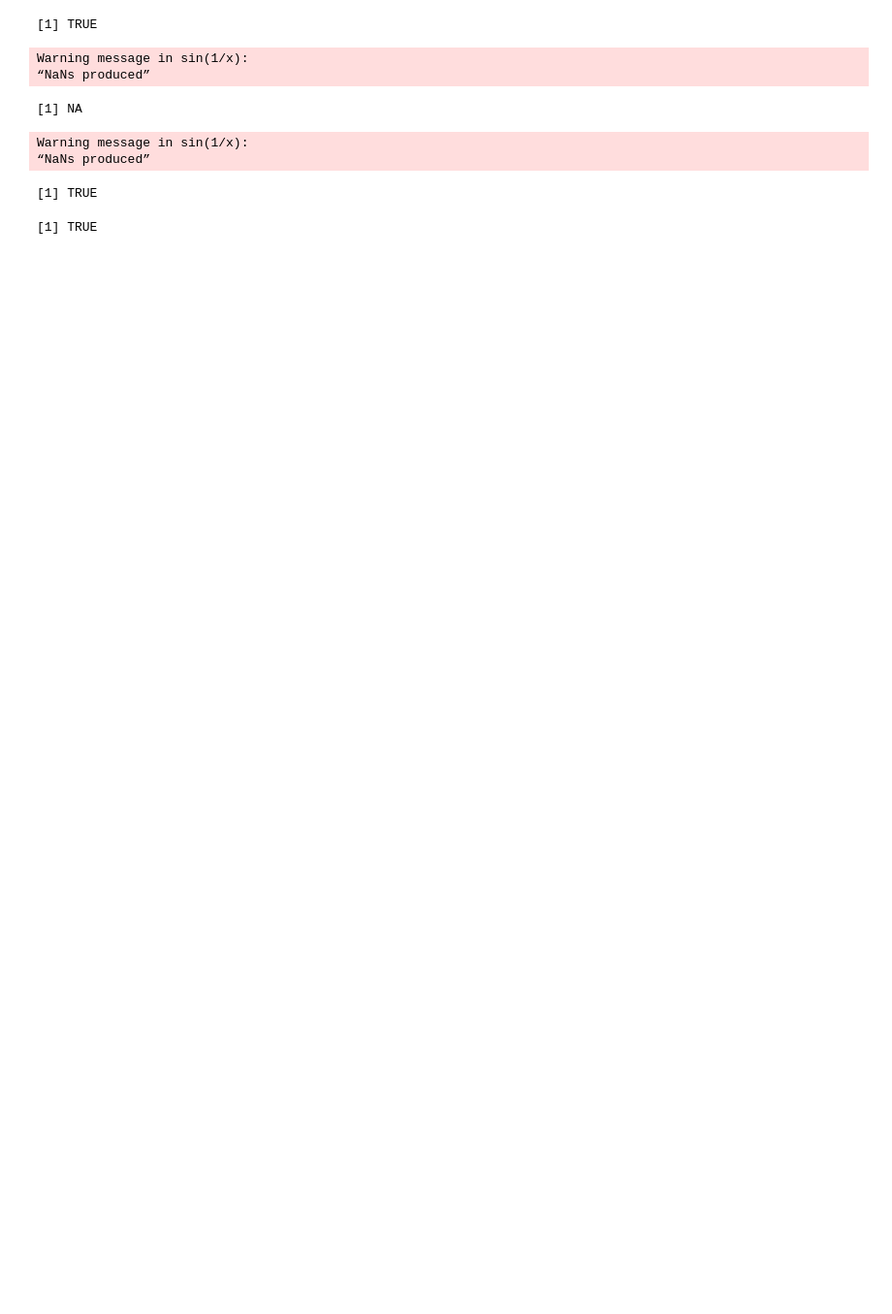
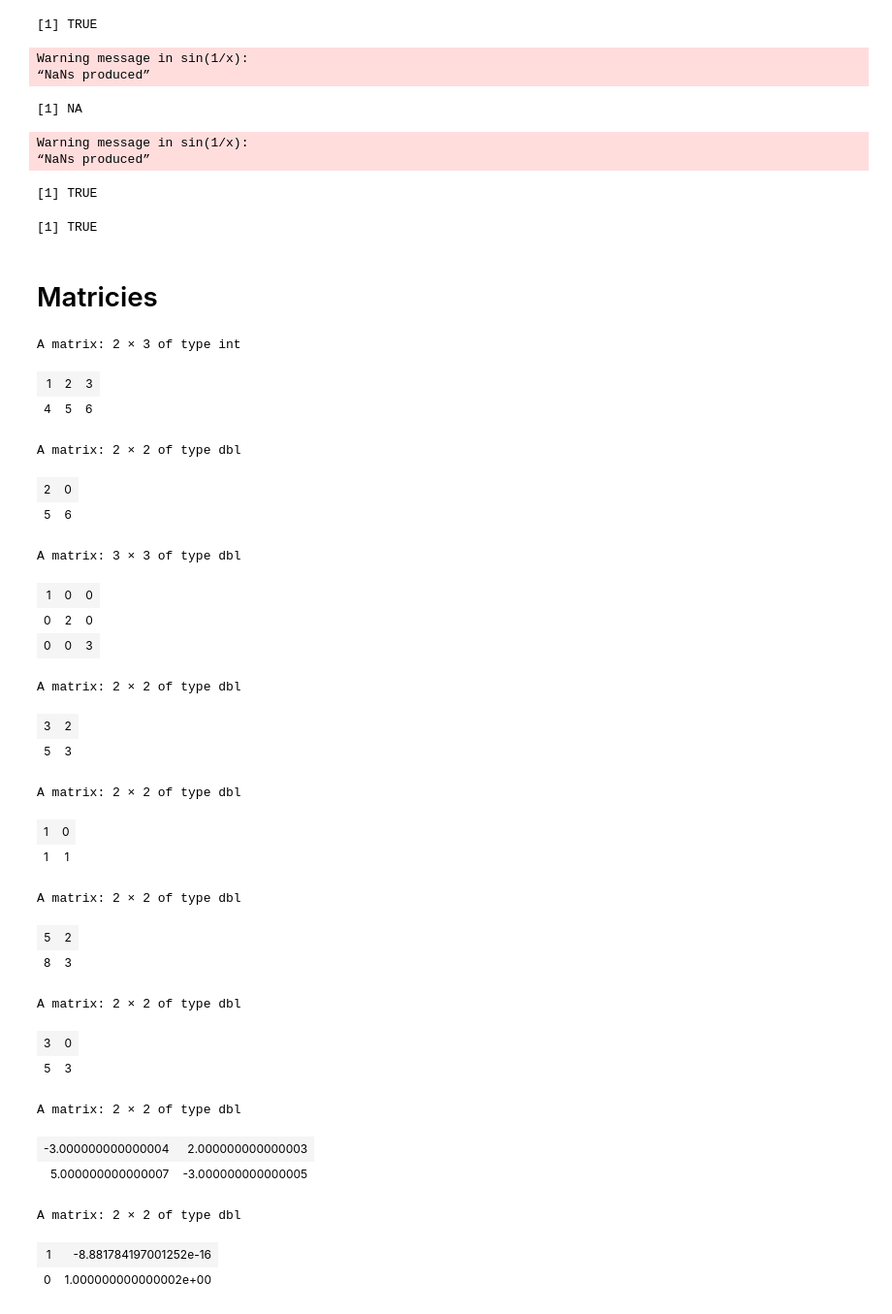
Before and after one commit to papagala/DataScienceMastersDegree, a Jupyter notebook: r/1-2.ipynb, the cells around one changed output. Shown at 97% size. Saved outputs shown, nothing was run; the diff lists cells and outputs as text; code cells hidden in the pictures; blank space fills up the shorter version.

```diff
--- a/r/1-2.ipynb
+++ b/r/1-2.ipynb
@@ -447,3 +447,61 @@ Warning message in sin(1/x):
 (x == 0) || (sin(1/x) == 0)
 # %% [output]
 [1] TRUE
+# %% [markdown]
+# Matricies
+# %%
+(A <- matrix(1:6, nrow = 2, ncol = 3, byrow = TRUE))
+# %% [output]
+A matrix: 2 × 3 of type int
+| 1 | 2 | 3 |
+| 4 | 5 | 6 |
+# %%
+A[1, 3] <- 0
+A[, 2:3]
+# %% [output]
+A matrix: 2 × 2 of type dbl
+| 2 | 0 |
+| 5 | 6 |
+# %%
+(B <- diag(c(1, 2, 3)))
+# %% [output]
+A matrix: 3 × 3 of type dbl
+| 1 | 0 | 0 |
+| 0 | 2 | 0 |
+| 0 | 0 | 3 |
+# %%
+(A <- matrix(c(3, 5, 2, 3), nrow = 2, ncol = 2))
+# %% [output]
+A matrix: 2 × 2 of type dbl
+| 3 | 2 |
+| 5 | 3 |
+# %%
+(B <- matrix(c(1, 1, 0, 1), nrow = 2, ncol = 2))
+# %% [output]
+A matrix: 2 × 2 of type dbl
+| 1 | 0 |
+| 1 | 1 |
+# %%
+A %*% B
+# %% [output]
+A matrix: 2 × 2 of type dbl
+| 5 | 2 |
+| 8 | 3 |
+# %%
+A*B
+# %% [output]
+A matrix: 2 × 2 of type dbl
+| 3 | 0 |
+| 5 | 3 |
+# %%
+(A.inv <- solve(A))
+# %% [output]
+A matrix: 2 × 2 of type dbl
+| -3.000000000000004 | 2.000000000000003 |
+| 5.000000000000007 | -3.000000000000005 |
+# %%
+A %*% A.inv
+# %% [output]
+A matrix: 2 × 2 of type dbl
+| 1 | -8.881784197001252e-16 |
+| 0 | 1.000000000000002e+00 |
```
Also changed, not shown: parts of 17 cells of this notebook.
